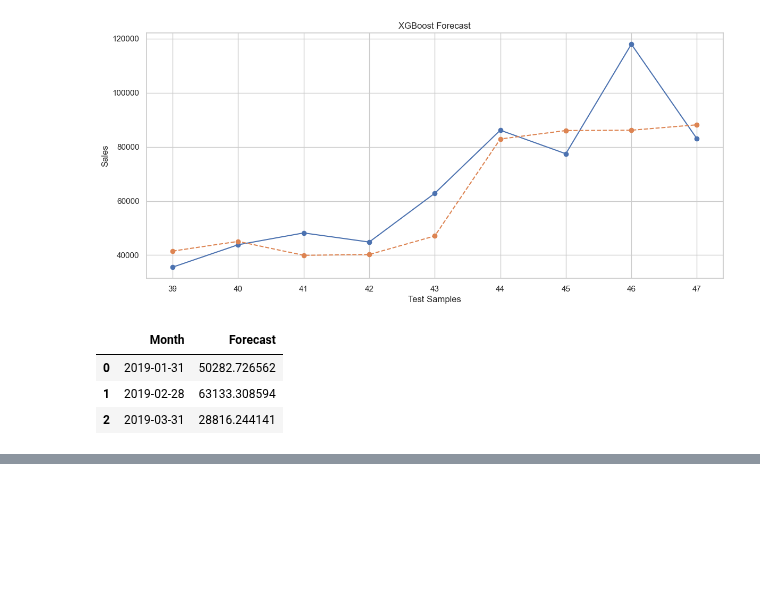
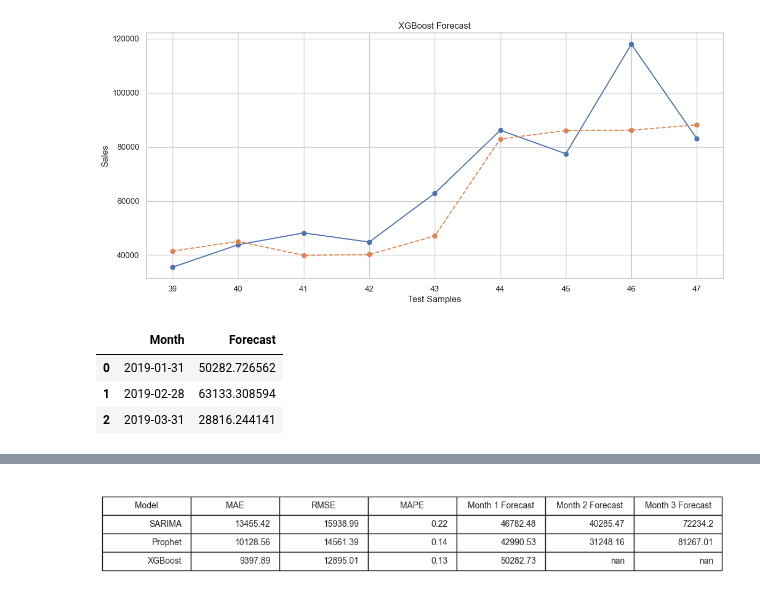
Before and after one commit to Aanya2806/sales-demand-intelligence-system, a Jupyter notebook: analysis.ipynb, the cells around one changed output, grey strips where cells are left out. Cells and saved outputs as stored; diff of their text form; code cells hidden in the pictures; blank space fills up the shorter version.

Commit message:
Task 3D: Compared forecasting models

```diff
--- a/analysis.ipynb
+++ b/analysis.ipynb
@@ -1095,0 +1169,26 @@ The XGBoost model transforms the time series into a supervised learning probelm
+# %%
+#Save as image
+
+fig, ax = plt.subplots(figsize=(10, 2))
+
+ax.axis("off")
+
+table = ax.table(
+    cellText=comparison.round(2).values,
+    colLabels=comparison.columns,
+    loc="center"
+)
+
+table.auto_set_font_size(False)
+table.set_fontsize(10)
+table.scale(1.3, 1.8)
+
+plt.savefig(
+    "charts/model_comparison.png",
+    dpi=300,
+    bbox_inches="tight"
+)
+
+plt.show()
+# %% [output]
+[figure, added]
```
Also changed, not shown: parts of 6 cells of this notebook, 2 other files.
